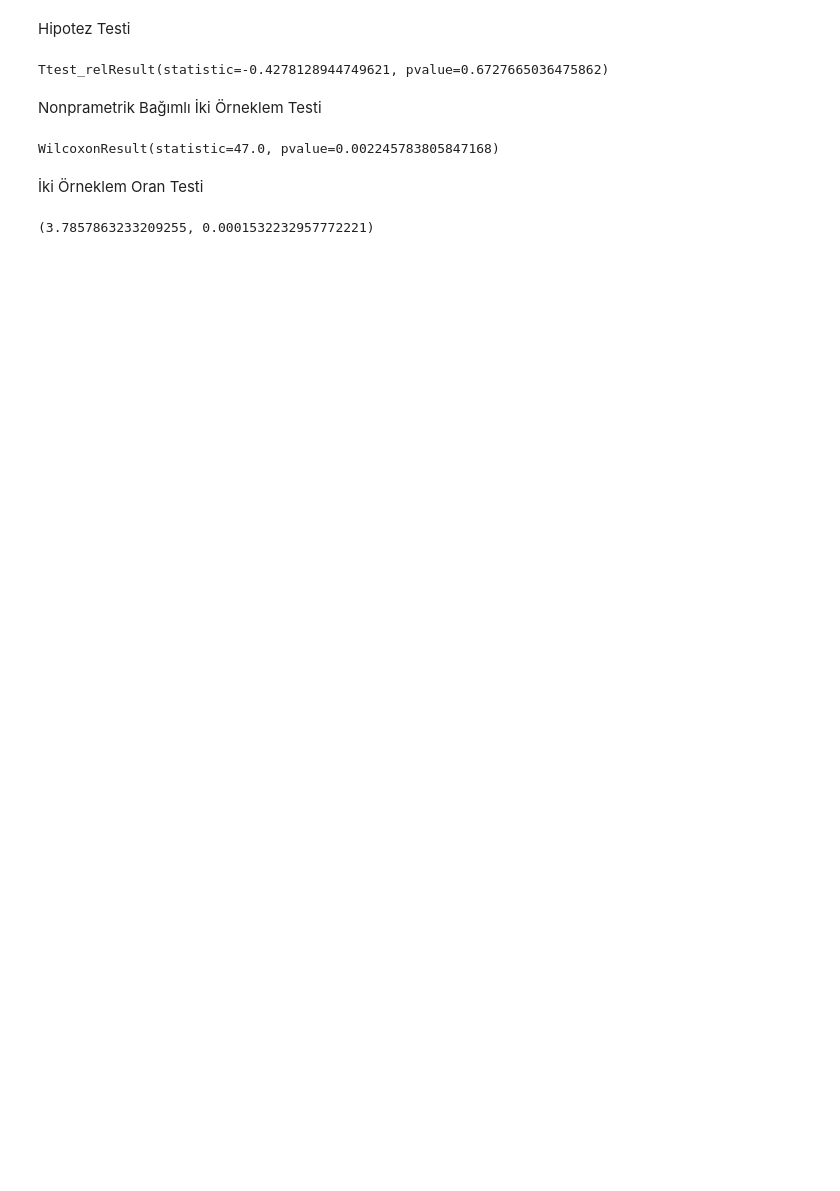
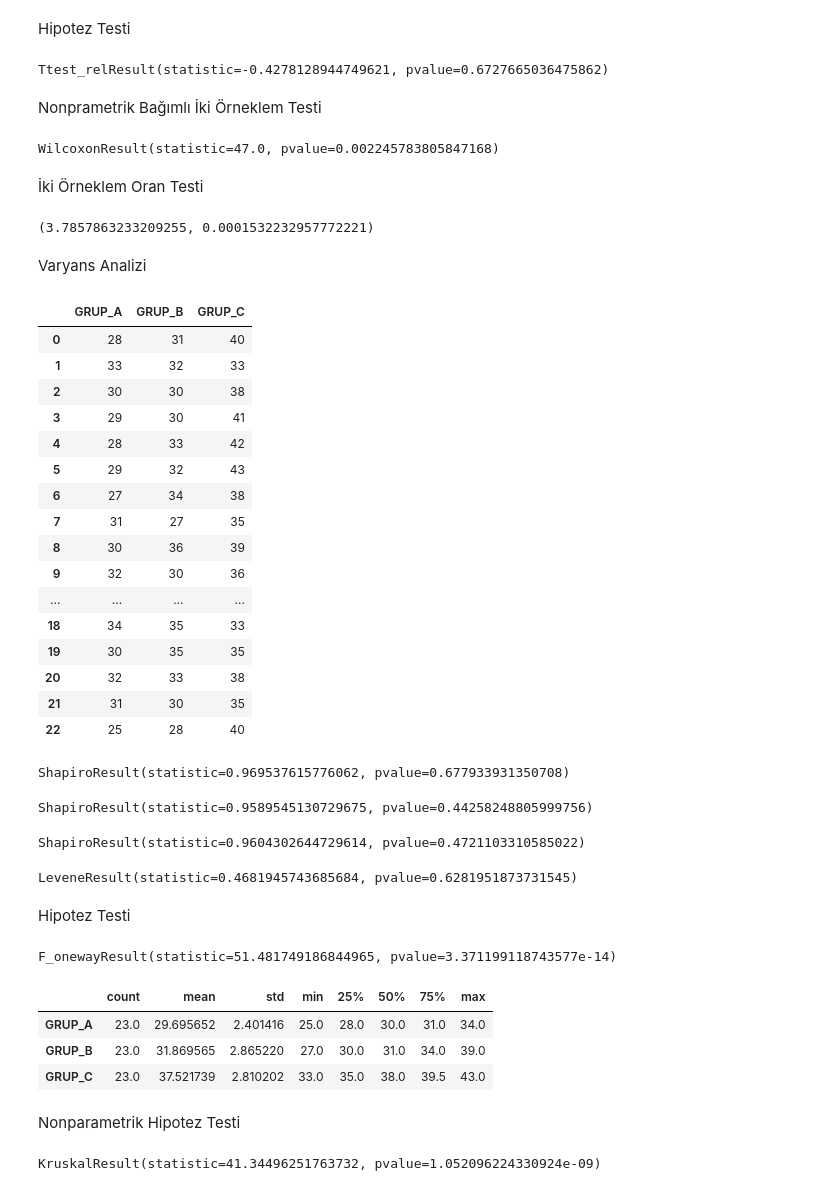
Before and after one commit to sadullahmutlu/Python, a Jupyter notebook: Veri_Bilimi_için_İstatistik/Veri_Bilimi_İçin_İstatistik.ipynb, the cells around one changed output. Cells and saved outputs as stored; diff of their text form; code cells hidden in the pictures; blank space fills up the shorter version.

```diff
--- a/Veri_Bilimi_için_İstatistik/Veri_Bilimi_İçin_İstatistik.ipynb
+++ b/Veri_Bilimi_için_İstatistik/Veri_Bilimi_İçin_İstatistik.ipynb
@@ -614,3 +614,37 @@ gozlem_sayisi = np.array([1000,1100])
 proportions_ztest(count = basari_orani, nobs = gozlem_sayisi)
 # %% [output]
 (3.7857863233209255, 0.0001532232957772221)
+# %% [markdown]
+Varyans Analizi
+# %%
+import numpy as np
+import pandas as pd
+
+
+a = pd.DataFrame([28,33,30,29,28,29,27,31,30,32,28,33,25,29,27,31,30,31,34,30,32,31,25])
+b = pd.DataFrame([31,32,30,30,33,32,34,27,36,30,31,30,39,28,34,30,34,31,35,35,33,30,28])
+c = pd.DataFrame([40,33,38,41,42,43,38,35,39,36,39,34,35,40,38,36,39,36,33,35,38,35,40])
+
+abc=[a,b,c]
+
+d = pd.concat(abc, axis = 1)
+d.columns = ["GRUP_A","GRUP_B","GRUP_C"]
+d
+# %% [output]
+|  | GRUP_A | GRUP_B | GRUP_C |
+| 0 | 28 | 31 | 40 |
+| 1 | 33 | 32 | 33 |
+| 2 | 30 | 30 | 38 |
+| 3 | 29 | 30 | 41 |
+| 4 | 28 | 33 | 42 |
+| 5 | 29 | 32 | 43 |
+| 6 | 27 | 34 | 38 |
+| 7 | 31 | 27 | 35 |
+| 8 | 30 | 36 | 39 |
+| 9 | 32 | 30 | 36 |
+| ... | ... | ... | ... |
+| 18 | 34 | 35 | 33 |
+| 19 | 30 | 35 | 35 |
+| 20 | 32 | 33 | 38 |
+| 21 | 31 | 30 | 35 |
+| 22 | 25 | 28 | 40 |
@@ -616,0 +654,18 @@ proportions_ztest(count = basari_orani, nobs = gozlem_sayisi)
+# %%
+shapiro(d["GRUP_A"])
+# %% [output]
+ShapiroResult(statistic=0.969537615776062, pvalue=0.677933931350708)
+# %%
+shapiro(d["GRUP_B"])
+# %% [output]
+ShapiroResult(statistic=0.9589545130729675, pvalue=0.44258248805999756)
+# %%
+shapiro(d["GRUP_C"])
+# %% [output]
+ShapiroResult(statistic=0.9604302644729614, pvalue=0.4721103310585022)
+# %%
+stats.levene(d["GRUP_A"],d["GRUP_B"],d["GRUP_C"])
+# %% [output]
+LeveneResult(statistic=0.4681945743685684, pvalue=0.6281951873731545)
+# %% [markdown]
+Hipotez Testi
@@ -616,0 +674,13 @@ proportions_ztest(count = basari_orani, nobs = gozlem_sayisi)
+# %%
+f_oneway(d["GRUP_A"],d["GRUP_B"],d["GRUP_C"])
+# %% [output]
+F_onewayResult(statistic=51.481749186844965, pvalue=3.371199118743577e-14)
+# %%
+d.describe().T
+# %% [output]
+|  | count | mean | std | min | 25% | 50% | 75% | max |
+| GRUP_A | 23.0 | 29.695652 | 2.401416 | 25.0 | 28.0 | 30.0 | 31.0 | 34.0 |
+| GRUP_B | 23.0 | 31.869565 | 2.865220 | 27.0 | 30.0 | 31.0 | 34.0 | 39.0 |
+| GRUP_C | 23.0 | 37.521739 | 2.810202 | 33.0 | 35.0 | 38.0 | 39.5 | 43.0 |
+# %% [markdown]
+Nonparametrik Hipotez Testi
@@ -616,0 +689,4 @@ proportions_ztest(count = basari_orani, nobs = gozlem_sayisi)
+# %%
+kruskal(d["GRUP_A"],d["GRUP_B"],d["GRUP_C"])
+# %% [output]
+KruskalResult(statistic=41.34496251763732, pvalue=1.052096224330924e-09)
```
Also changed, not shown: parts of 33 cells of this notebook.
